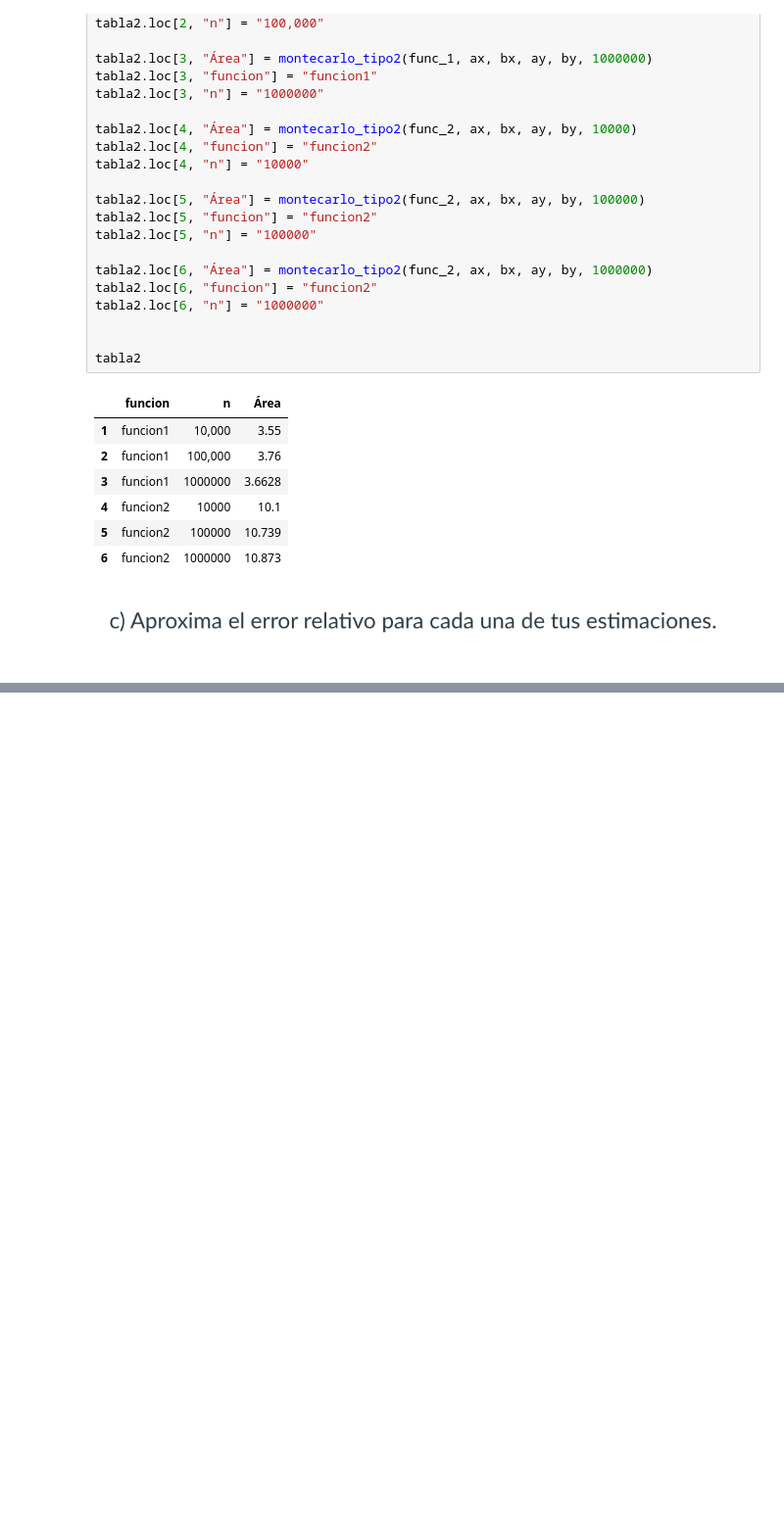
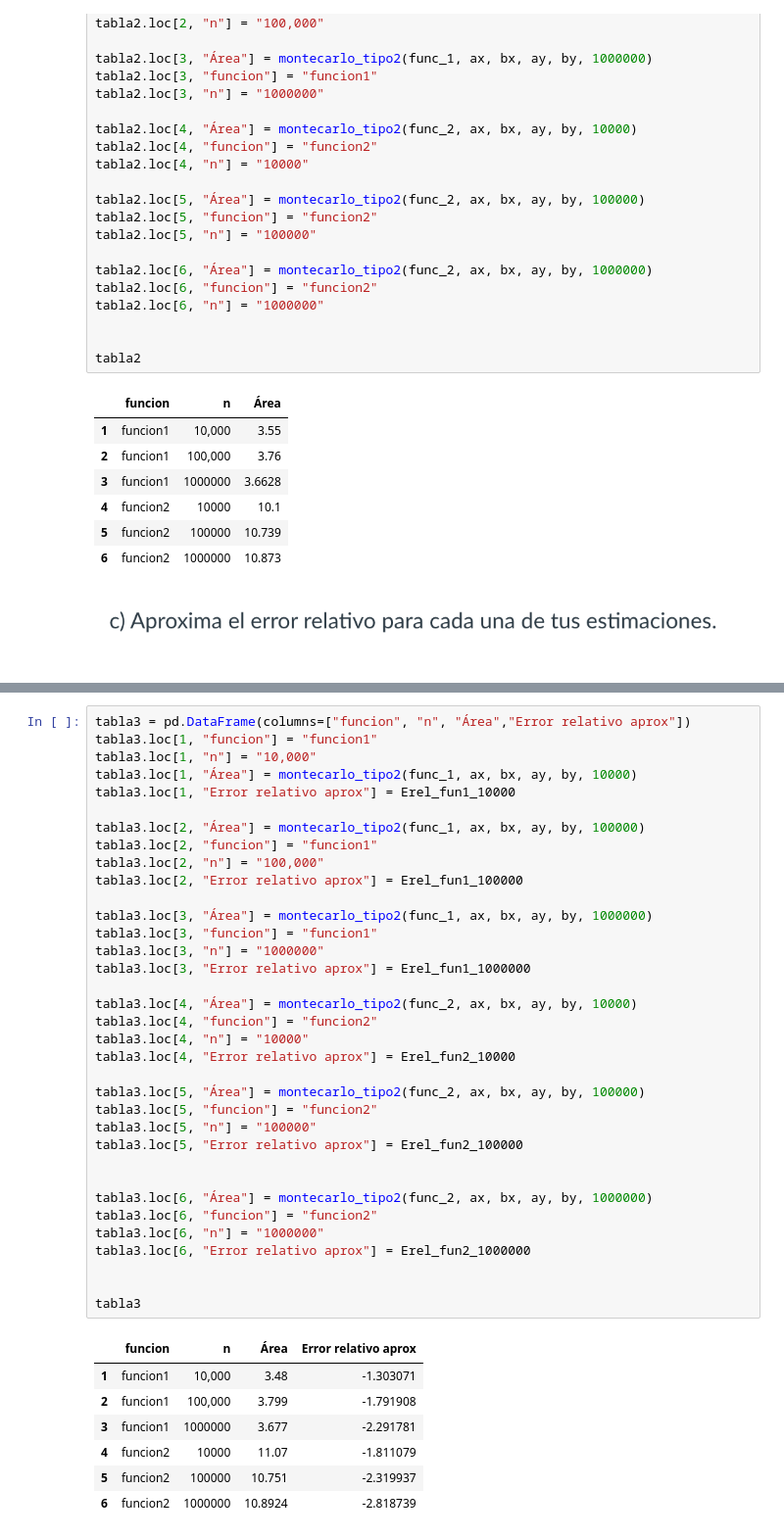
Before and after one commit to Aline059/Simulaci-n-matem-tica-Aline, a Jupyter notebook: A11- Integración Montecarlo.ipynb, the cells around one changed output, grey strips where cells are left out. Shown at 98% size. Drawn from its saved outputs; the diff is of its cells as text; blank space fills up the shorter version.

```diff
--- a/A11- Integración Montecarlo.ipynb
+++ b/A11- Integración Montecarlo.ipynb
@@ -176,0 +190,43 @@ error_fun2_1000000 =
+# %%
+tabla3 = pd.DataFrame(columns=["funcion", "n", "Área","Error relativo aprox"])
+tabla3.loc[1, "funcion"] = "funcion1"
+tabla3.loc[1, "n"] = "10,000"
+tabla3.loc[1, "Área"] = montecarlo_tipo2(func_1, ax, bx, ay, by, 10000)
+tabla3.loc[1, "Error relativo aprox"] = Erel_fun1_10000
+
+tabla3.loc[2, "Área"] = montecarlo_tipo2(func_1, ax, bx, ay, by, 100000)
+tabla3.loc[2, "funcion"] = "funcion1"
+tabla3.loc[2, "n"] = "100,000"
+tabla3.loc[2, "Error relativo aprox"] = Erel_fun1_100000
+
+tabla3.loc[3, "Área"] = montecarlo_tipo2(func_1, ax, bx, ay, by, 1000000)
+tabla3.loc[3, "funcion"] = "funcion1"
+tabla3.loc[3, "n"] = "1000000"
+tabla3.loc[3, "Error relativo aprox"] = Erel_fun1_1000000
+
+tabla3.loc[4, "Área"] = montecarlo_tipo2(func_2, ax, bx, ay, by, 10000)
+tabla3.loc[4, "funcion"] = "funcion2"
+tabla3.loc[4, "n"] = "10000"
+tabla3.loc[4, "Error relativo aprox"] = Erel_fun2_10000
+
+tabla3.loc[5, "Área"] = montecarlo_tipo2(func_2, ax, bx, ay, by, 100000)
+tabla3.loc[5, "funcion"] = "funcion2"
+tabla3.loc[5, "n"] = "100000"
+tabla3.loc[5, "Error relativo aprox"] = Erel_fun2_100000
+
+
+tabla3.loc[6, "Área"] = montecarlo_tipo2(func_2, ax, bx, ay, by, 1000000)
+tabla3.loc[6, "funcion"] = "funcion2"
+tabla3.loc[6, "n"] = "1000000"
+tabla3.loc[6, "Error relativo aprox"] = Erel_fun2_1000000
+
+
+tabla3
+# %% [output]
+|  | funcion | n | Área | Error relativo aprox |
+| 1 | funcion1 | 10,000 | 3.48 | -1.303071 |
+| 2 | funcion1 | 100,000 | 3.799 | -1.791908 |
+| 3 | funcion1 | 1000000 | 3.677 | -2.291781 |
+| 4 | funcion2 | 10000 | 11.07 | -1.811079 |
+| 5 | funcion2 | 100000 | 10.751 | -2.319937 |
+| 6 | funcion2 | 1000000 | 10.8924 | -2.818739 |
```
Also changed, not shown: parts of 2 cells of this notebook.
